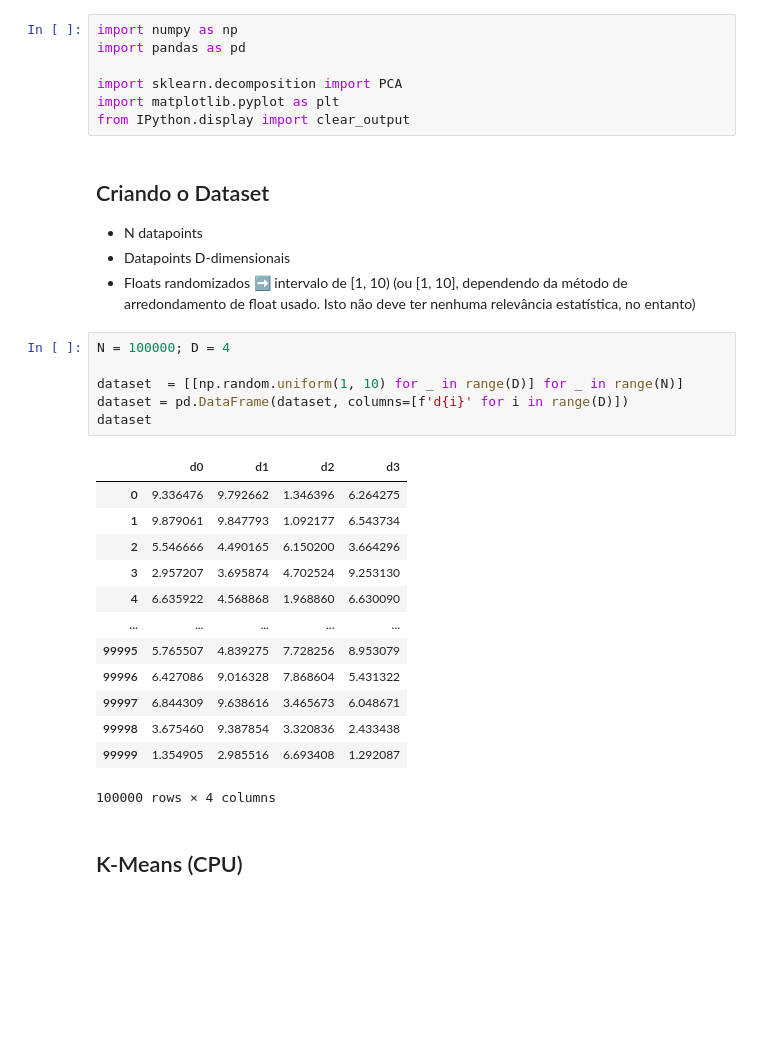
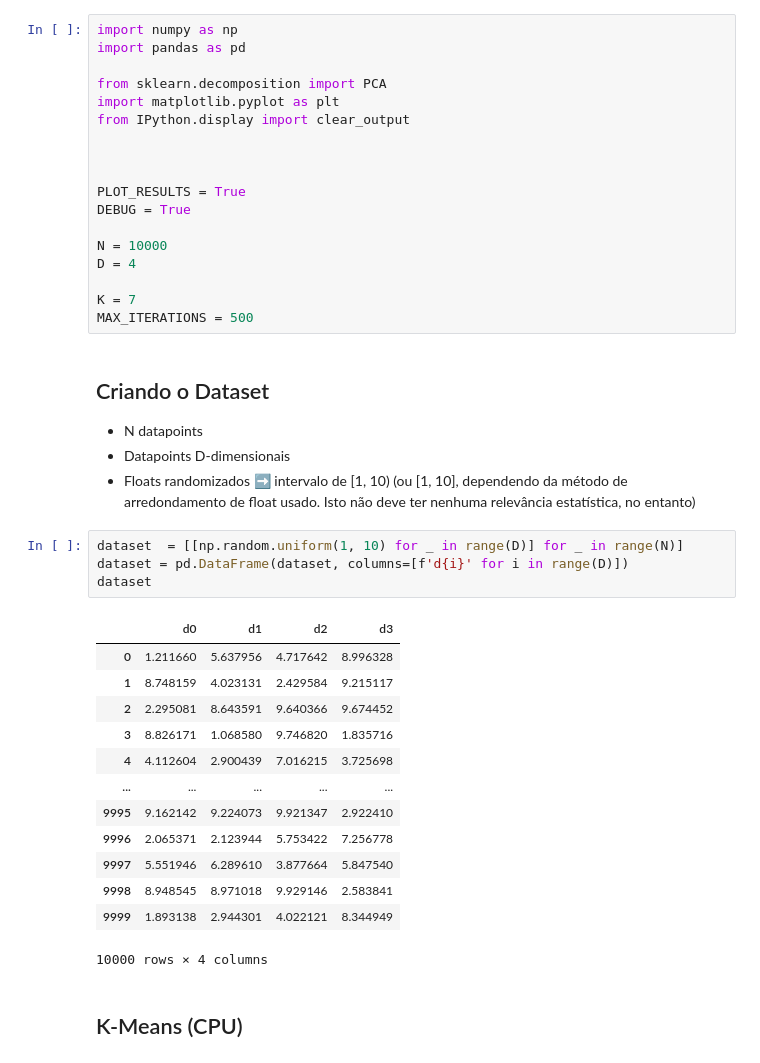
Before and after one commit to vinivosh/ufu-tcc2, a Jupyter notebook: code/examples-and-tests/kMeansCPU.ipynb, the cells around one changed output. Cells and saved outputs as stored; diff of their text form; blank space fills up the shorter version.

```diff
--- a/code/examples-and-tests/kMeansCPU.ipynb
+++ b/code/examples-and-tests/kMeansCPU.ipynb
@@ -6,9 +6,20 @@
 import numpy as np
 import pandas as pd
 
-import sklearn.decomposition import PCA
+from sklearn.decomposition import PCA
 import matplotlib.pyplot as plt
 from IPython.display import clear_output
+
+
+
+PLOT_RESULTS = True
+DEBUG = True
+
+N = 10000
+D = 4
+
+K = 7
+MAX_ITERATIONS = 500
 # %% [markdown]
 ## Criando o Dataset
 
@@ -16,25 +27,23 @@ from IPython.display import clear_output
 - Datapoints D-dimensionais
 - Floats randomizados ➡ intervalo de [1, 10) (ou [1, 10], dependendo da método de arredondamento de float usado. Isto não deve ter nenhuma relevância estatística, no entanto)
 # %%
-N = 100000; D = 4
-
 dataset  = [[np.random.uniform(1, 10) for _ in range(D)] for _ in range(N)]
 dataset = pd.DataFrame(dataset, columns=[f'd{i}' for i in range(D)])
 dataset
 # %% [output]
 |  | d0 | d1 | d2 | d3 |
-| 0 | 9.336476 | 9.792662 | 1.346396 | 6.264275 |
-| 1 | 9.879061 | 9.847793 | 1.092177 | 6.543734 |
-| 2 | 5.546666 | 4.490165 | 6.150200 | 3.664296 |
-| 3 | 2.957207 | 3.695874 | 4.702524 | 9.253130 |
-| 4 | 6.635922 | 4.568868 | 1.968860 | 6.630090 |
+| 0 | 1.211660 | 5.637956 | 4.717642 | 8.996328 |
+| 1 | 8.748159 | 4.023131 | 2.429584 | 9.215117 |
+| 2 | 2.295081 | 8.643591 | 9.640366 | 9.674452 |
+| 3 | 8.826171 | 1.068580 | 9.746820 | 1.835716 |
+| 4 | 4.112604 | 2.900439 | 7.016215 | 3.725698 |
 | ... | ... | ... | ... | ... |
-| 99995 | 5.765507 | 4.839275 | 7.728256 | 8.953079 |
-| 99996 | 6.427086 | 9.016328 | 7.868604 | 5.431322 |
-| 99997 | 6.844309 | 9.638616 | 3.465673 | 6.048671 |
-| 99998 | 3.675460 | 9.387854 | 3.320836 | 2.433438 |
-| 99999 | 1.354905 | 2.985516 | 6.693408 | 1.292087 |
+| 9995 | 9.162142 | 9.224073 | 9.921347 | 2.922410 |
+| 9996 | 2.065371 | 2.123944 | 5.753422 | 7.256778 |
+| 9997 | 5.551946 | 6.289610 | 3.877664 | 5.847540 |
+| 9998 | 8.948545 | 8.971018 | 9.929146 | 2.583841 |
+| 9999 | 1.893138 | 2.944301 | 4.022121 | 8.344949 |
-100000 rows × 4 columns
+10000 rows × 4 columns
 # %% [markdown]
 ## K-Means (CPU)
 # %%
```
Also changed, not shown: parts of 2 cells of this notebook.
